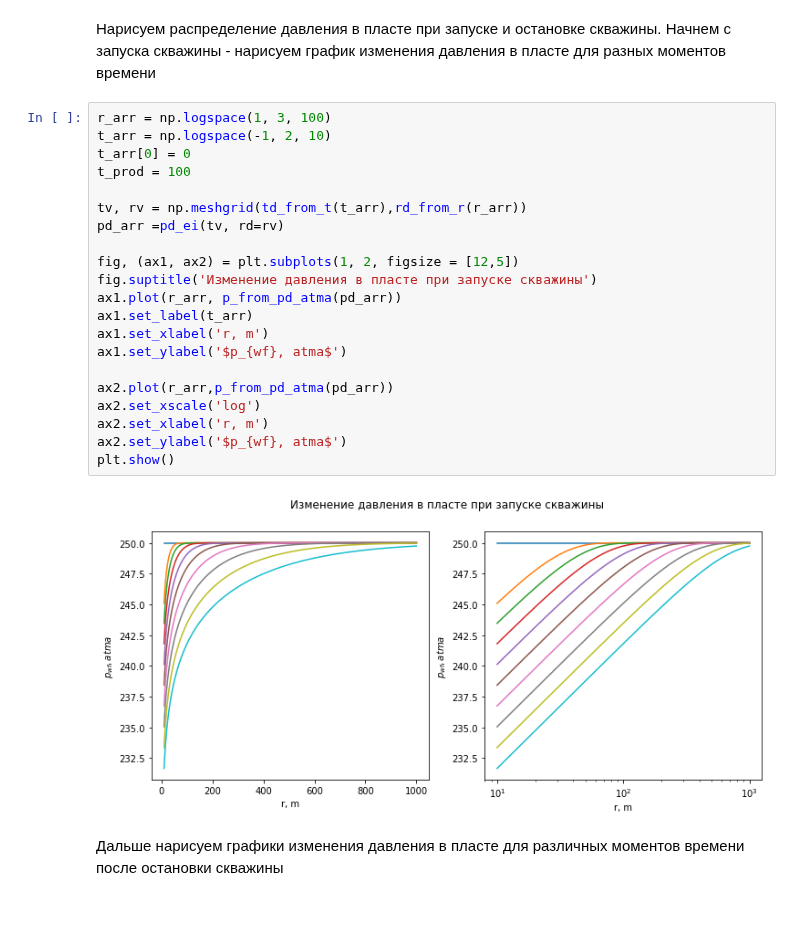
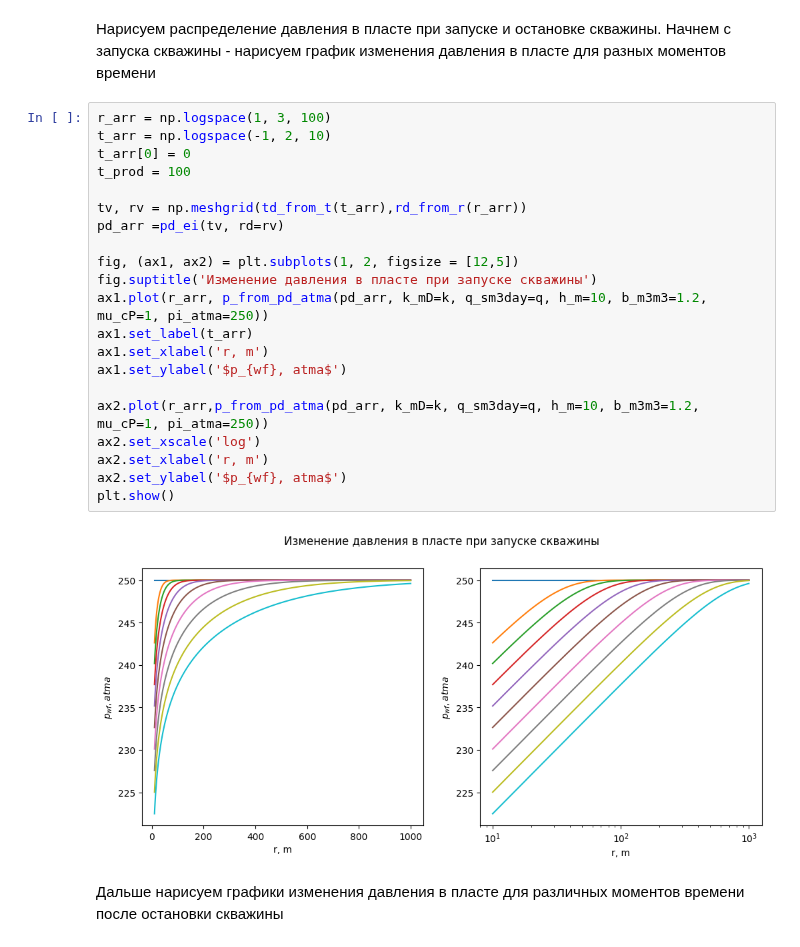
Before and after one commit to khabibullinra/welltest_examples, a Jupyter notebook: jupyter/14_superposition_variable_rate.ipynb, the cells around one changed output. Cells and saved outputs as stored; diff of their text form; blank space fills up the shorter version.

```diff
--- a/jupyter/14_superposition_variable_rate.ipynb
+++ b/jupyter/14_superposition_variable_rate.ipynb
@@ -135,26 +169,26 @@ plt.show()
 # %%
 r_arr = np.logspace(1, 3, 100)
 t_arr = np.logspace(-1, 2, 10)
 t_arr[0] = 0
 t_prod = 100
 
 tv, rv = np.meshgrid(td_from_t(t_arr),rd_from_r(r_arr))
 pd_arr =pd_ei(tv, rd=rv)
 
 fig, (ax1, ax2) = plt.subplots(1, 2, figsize = [12,5])
 fig.suptitle('Изменение давления в пласте при запуске скважины')
-ax1.plot(r_arr, p_from_pd_atma(pd_arr))
+ax1.plot(r_arr, p_from_pd_atma(pd_arr, k_mD=k, q_sm3day=q, h_m=10, b_m3m3=1.2, mu_cP=1, pi_atma=250))
 ax1.set_label(t_arr)
 ax1.set_xlabel('r, m')
 ax1.set_ylabel('$p_{wf}, atma$')
 
-ax2.plot(r_arr,p_from_pd_atma(pd_arr))
+ax2.plot(r_arr,p_from_pd_atma(pd_arr, k_mD=k, q_sm3day=q, h_m=10, b_m3m3=1.2, mu_cP=1, pi_atma=250))
 ax2.set_xscale('log')
 ax2.set_xlabel('r, m')
 ax2.set_ylabel('$p_{wf}, atma$')
 plt.show()
 # %% [output]
-[figure, old version]
+[figure, new version]
 # %% [markdown]
 Дальше нарисуем графики изменения давления в пласте для различных моментов времени после остановки скважины
 # %%
```
Also changed, not shown: parts of 18 cells of this notebook, 2 other files.
